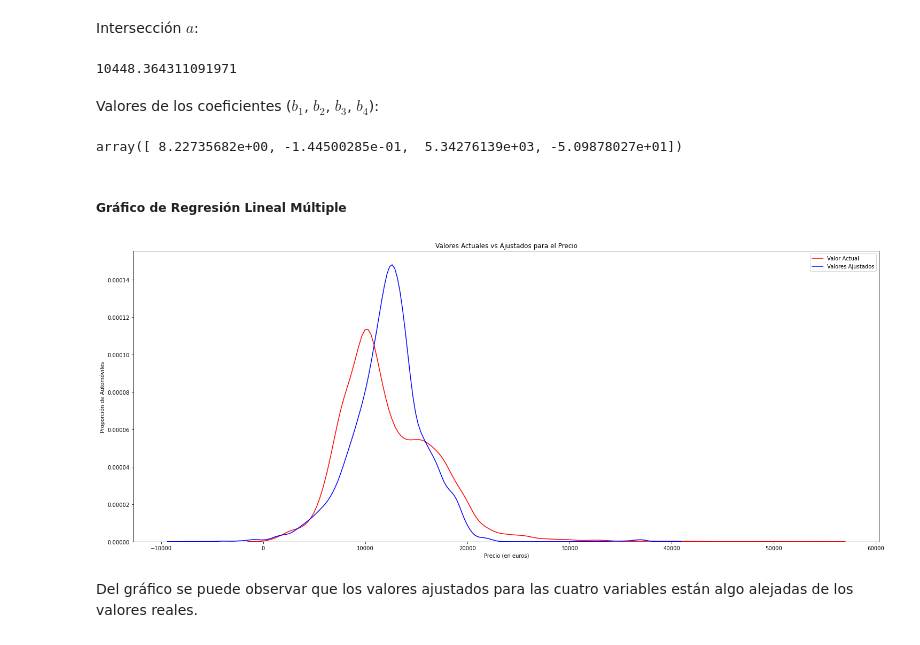
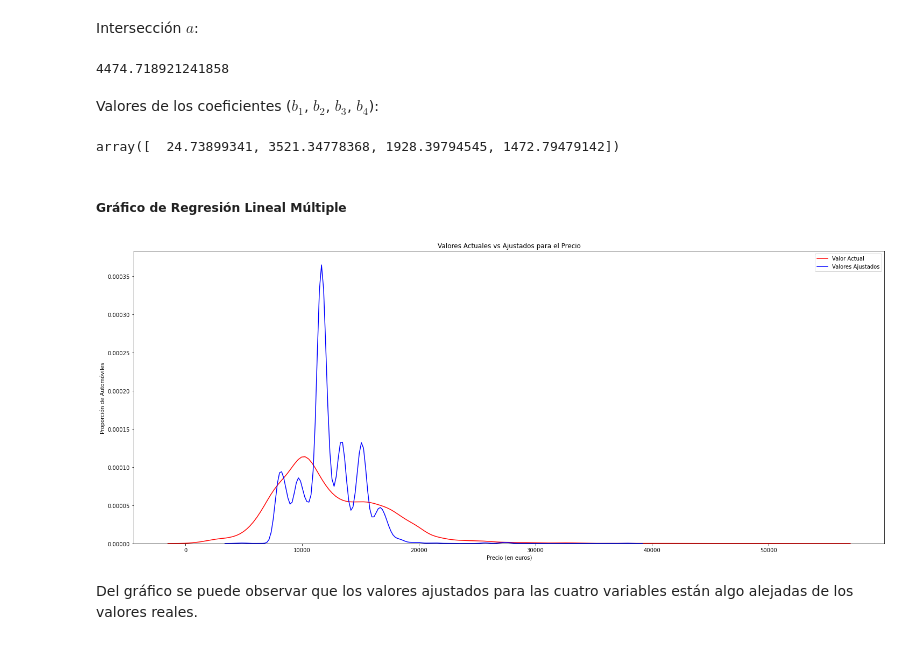
Before and after one commit to FranciscoJavierSG/Tarea4-Python, a Jupyter notebook: Tarea4_Python.ipynb, the cells around one changed output. Saved outputs shown, nothing was run; the diff lists cells and outputs as text; code cells hidden in the pictures.

```diff
--- a/Tarea4_Python.ipynb
+++ b/Tarea4_Python.ipynb
@@ -155,7 +179,7 @@ LinearRegression()
 # %% [markdown]
 Utilizando una regresión lineal simple, se creará una función lineal con `mpg` como la variable predictora y `price` como la variable de respuesta.
 # %%
-X = df[['mpg']]
+X = df[['year']]
 Y = df['price']
 # %% [markdown]
 Para ajustar el modelo lineal se utilizarán los datos de la variable `mpg`.
@@ -263,4 +287,4 @@ Se van a analizar las variables `tax`, `mileage`, `engineSize` y `mpg`.
 # %%
-Z = df[['tax', 'mileage', 'engineSize', 'mpg']]
+Z = df[['tax', 'engineSize', 'Transmision Automatica', 'Transmision Semi-Automatica']]
 # %% [markdown]
 Se ajusta el modelo lineal utilizando las cuatro variables anteriores.
@@ -273,33 +318,33 @@ Intersección $a$:
 # %%
 lm.intercept_
 # %% [output]
-10448.364311091971
+4474.718921241858
 # %% [markdown]
 Valores de los coeficientes ($b_1$, $b_2$, $b_3$, $b_4$):
 # %%
 lm.coef_
 # %% [output]
-array([ 8.22735682e+00, -1.44500285e-01,  5.34276139e+03, -5.09878027e+01])
+array([  24.73899341, 3521.34778368, 1928.39794545, 1472.79479142])
 # %% [markdown]
 ##### Gráfico de Regresión Lineal Múltiple
 # %%
-Y_hat = lm.predict(Z)
+Y_hat_multi = lm.predict(Z)
 # %%
 plt.figure(figsize=(ancho, alto))
 
 ax1 = sns.kdeplot(df['price'], color="r", label="Valor Actual")
-sns.kdeplot(Y_hat, color="b", label="Valores Ajustados" , ax=ax1)
+sns.kdeplot(Y_hat_multi, color="b", label="Valores Ajustados" , ax=ax1)
 
 plt.title('Valores Actuales vs Ajustados para el Precio')
 plt.xlabel('Precio (en euros)')
 plt.ylabel('Proporción de Automóviles')
 
 plt.legend(loc='upper right')
 
 plt.show()
 plt.close()
 # %% [output]
-[figure, old version]
+[figure, new version]
 # %% [markdown]
 Del gráfico se puede observar que los valores ajustados para las cuatro variables están algo alejadas de los valores reales.
 # %% [markdown]
```
Also changed, not shown: parts of 93 cells of this notebook.
